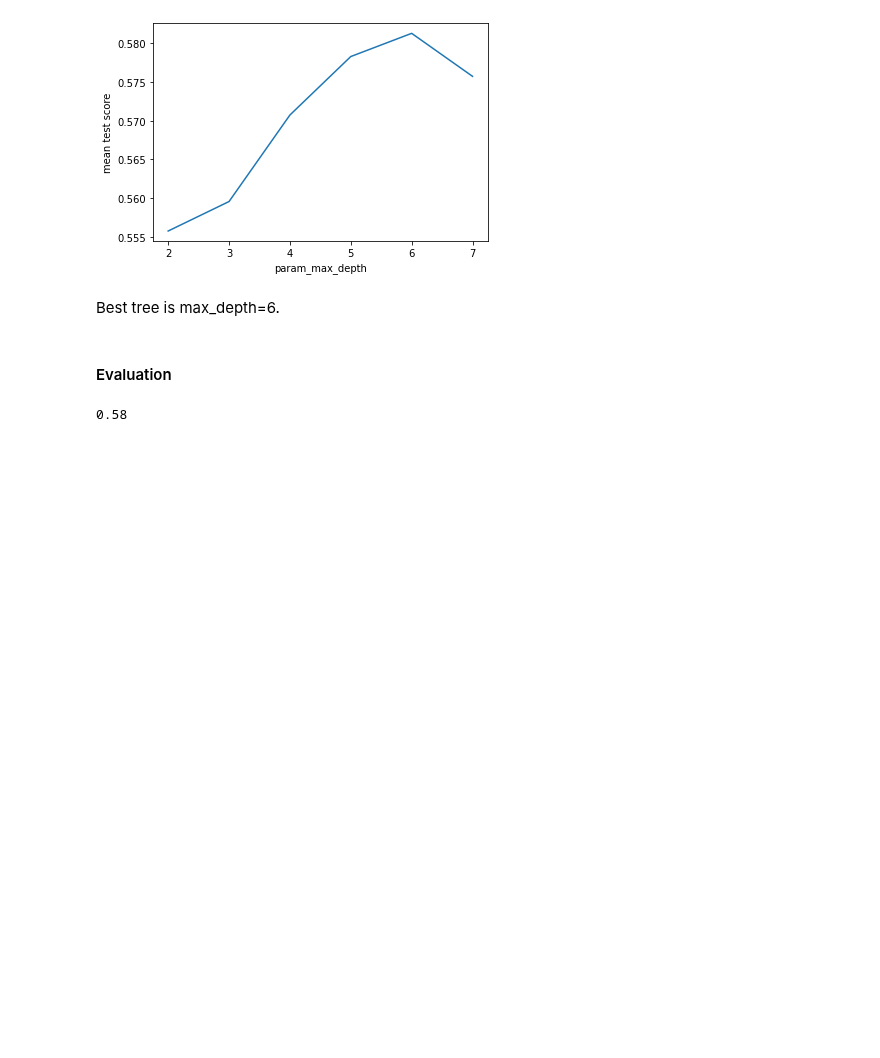
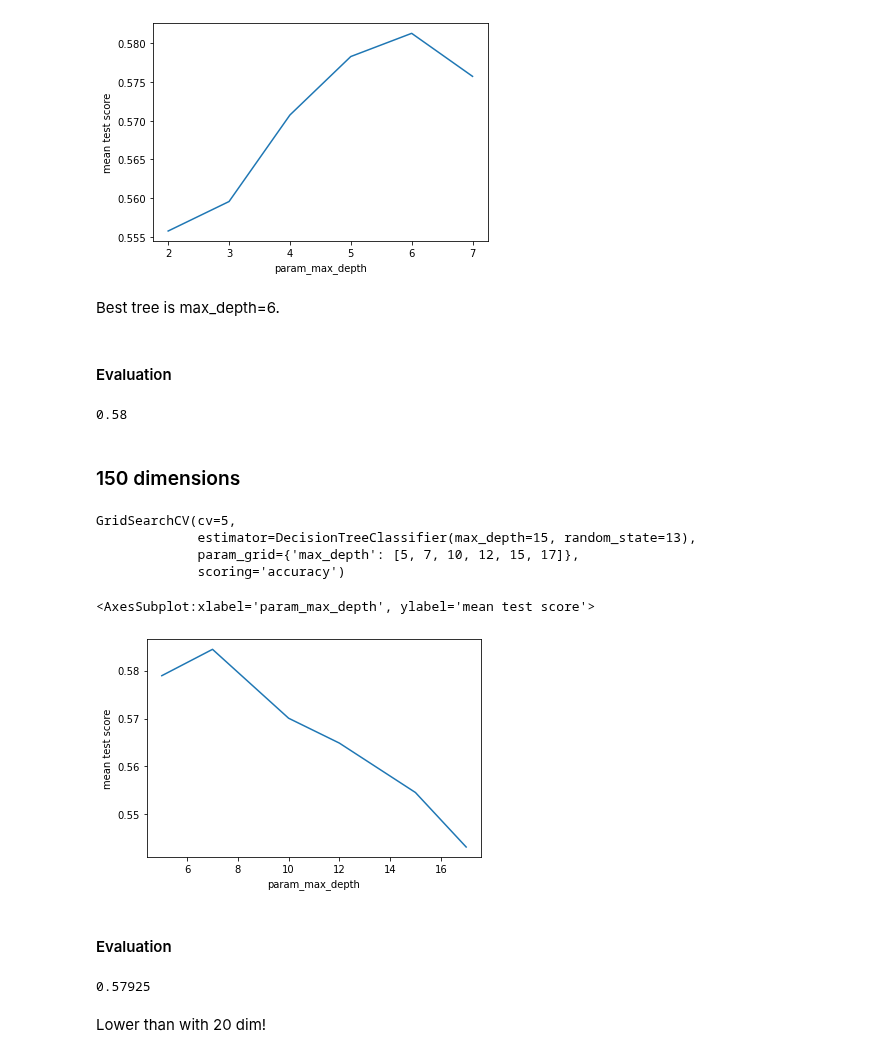
Before and after one commit to oridarshan/data-visualization-project, a Jupyter notebook: Cats_vs_Dogs.ipynb, the cells around one changed output. Saved outputs shown, nothing was run; the diff lists cells and outputs as text; code cells hidden in the pictures; blank space fills up the shorter version.

Commit message:
CvD gray 150 dim decision tree

```diff
--- a/Cats_vs_Dogs.ipynb
+++ b/Cats_vs_Dogs.ipynb
@@ -657,3 +657,29 @@ bnw_dtc20=grid.best_estimator_
 bnw_dtc20.score(X_val_20,y_val)
 # %% [output]
 0.58
+# %% [markdown]
+### 150 dimensions
+# %%
+grid=GridSearchCV(dtc,{'max_depth':[5,7,10,12,15,17]},cv=5,scoring='accuracy')
+grid.fit(X_train_150,y_train)
+# %% [output]
+GridSearchCV(cv=5,
+             estimator=DecisionTreeClassifier(max_depth=15, random_state=13),
+             param_grid={'max_depth': [5, 7, 10, 12, 15, 17]},
+             scoring='accuracy')
+# %%
+#show results
+cv_res=pd.DataFrame(grid.cv_results_)
+cv_res.plot(y='mean_test_score',x='param_max_depth',legend=False,ylabel='mean test score')
+# %% [output]
+<AxesSubplot:xlabel='param_max_depth', ylabel='mean test score'>
+[figure, added]
+# %% [markdown]
+#### Evaluation
+# %%
+bnw_dtc150=grid.best_estimator_
+bnw_dtc150.score(X_val_150,y_val)
+# %% [output]
+0.57925
+# %% [markdown]
+Lower than with 20 dim!
```
Also changed, not shown: parts of 15 cells of this notebook.
